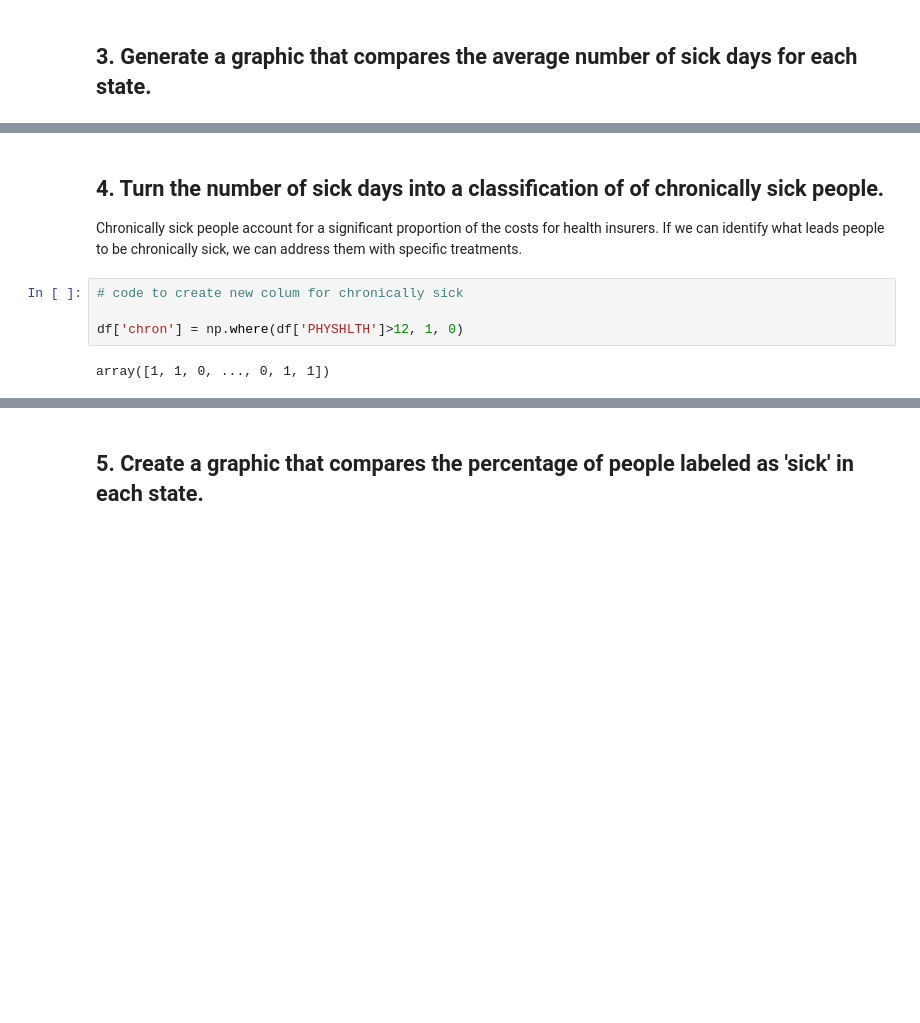
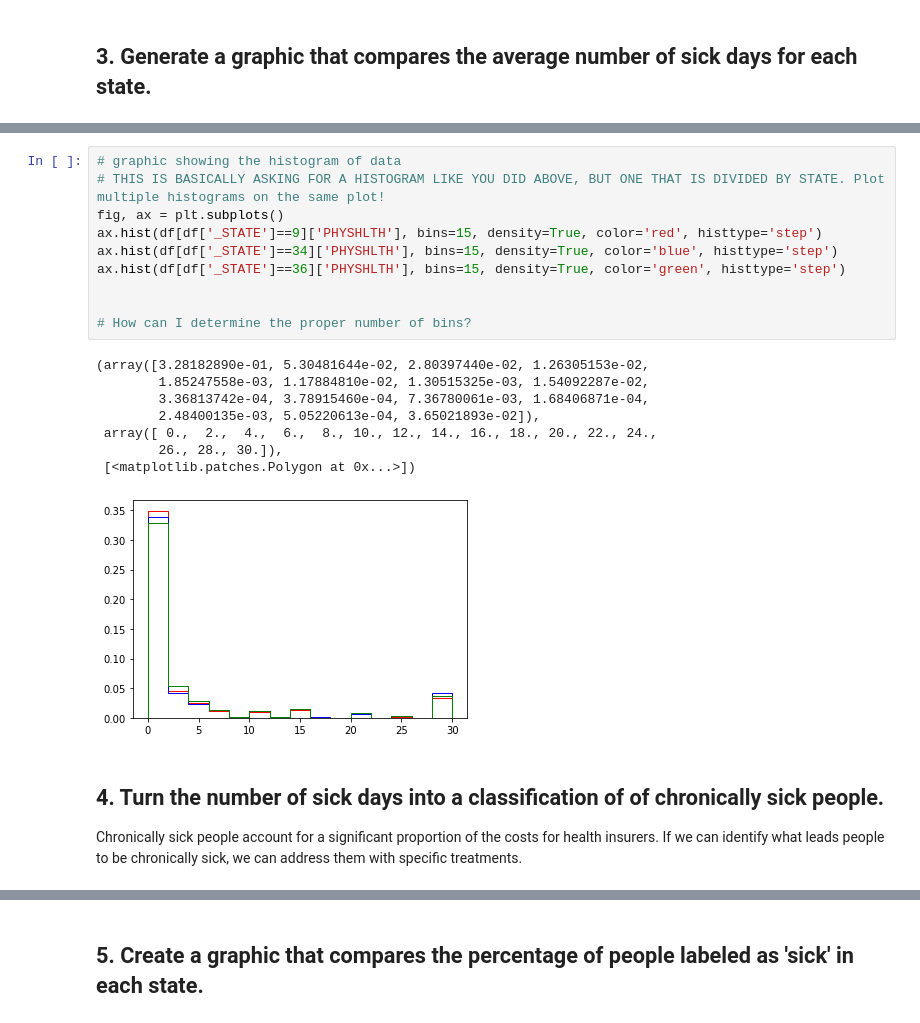
Before and after one commit to CamLadd/Stats_case_study, a Jupyter notebook: Statistical_Tests_Applied.ipynb, the cells around one changed output, grey strips where cells are left out. Saved outputs shown, nothing was run; the diff lists cells and outputs as text; blank space fills up the shorter version.

```diff
--- a/Statistical_Tests_Applied.ipynb
+++ b/Statistical_Tests_Applied.ipynb
@@ -169,10 +187,23 @@ Name: PHYSHLTH, dtype: float64
+# %%
+# graphic showing the histogram of data
+# THIS IS BASICALLY ASKING FOR A HISTOGRAM LIKE YOU DID ABOVE, BUT ONE THAT IS DIVIDED BY STATE. Plot multiple histograms on the same plot!
+fig, ax = plt.subplots()
+ax.hist(df[df['_STATE']==9]['PHYSHLTH'], bins=15, density=True, color='red', histtype='step')
+ax.hist(df[df['_STATE']==34]['PHYSHLTH'], bins=15, density=True, color='blue', histtype='step')
+ax.hist(df[df['_STATE']==36]['PHYSHLTH'], bins=15, density=True, color='green', histtype='step')
+
+
+# How can I determine the proper number of bins?
+# %% [output]
+(array([3.28182890e-01, 5.30481644e-02, 2.80397440e-02, 1.26305153e-02,
+        1.85247558e-03, 1.17884810e-02, 1.30515325e-03, 1.54092287e-02,
+        3.36813742e-04, 3.78915460e-04, 7.36780061e-03, 1.68406871e-04,
+        2.48400135e-03, 5.05220613e-04, 3.65021893e-02]),
+ array([ 0.,  2.,  4.,  6.,  8., 10., 12., 14., 16., 18., 20., 22., 24.,
+        26., 28., 30.]),
+ [<matplotlib.patches.Polygon at 0x...>])
+[figure, added]
 # %% [markdown]
 ## 4. Turn the number of sick days into a classification of of chronically sick people.
 
 Chronically sick people account for a significant proportion of the costs for health insurers. If we can identify what leads people to be chronically sick, we can address them with specific treatments.
-# %%
-# code to create new colum for chronically sick
-
-df['chron'] = np.where(df['PHYSHLTH']>12, 1, 0)
-# %% [output]
-array([1, 1, 0, ..., 0, 1, 1])
```
Also changed, not shown: parts of 32 cells of this notebook.
